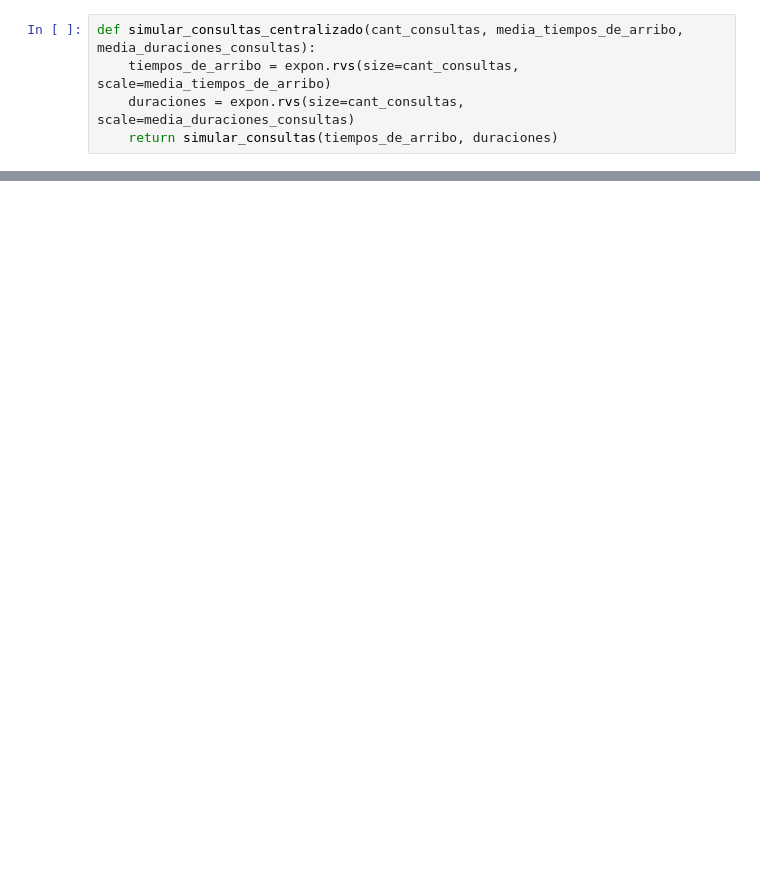
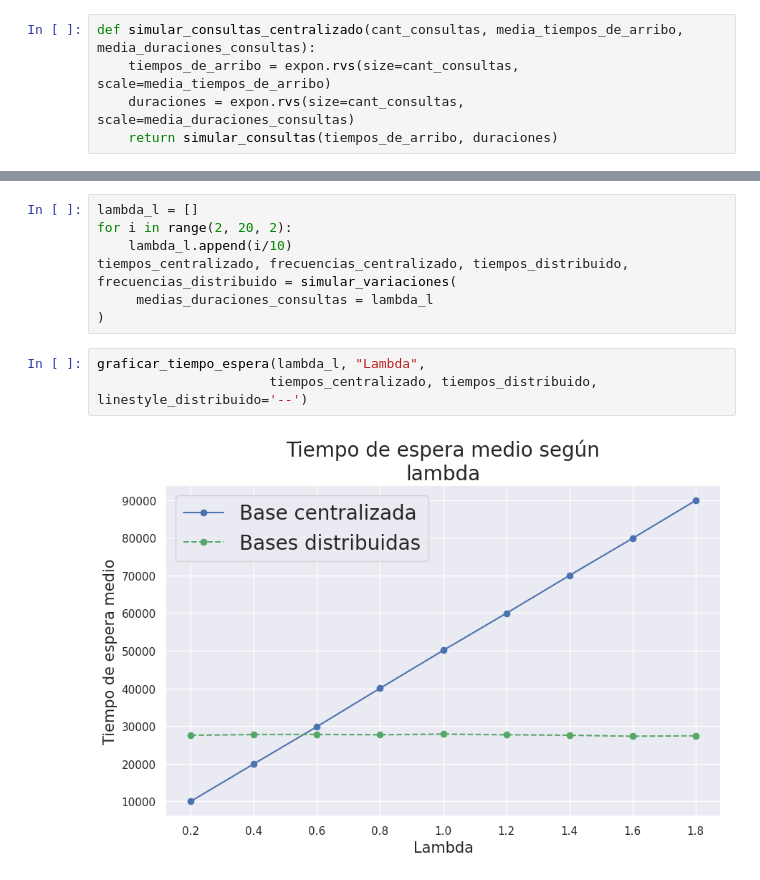
Before and after one commit to jalbarrac/simulacion_grupo2_2c_2022, a Jupyter notebook: TP2/TP2.ipynb, the cells around one changed output, grey strips where cells are left out. Drawn from its saved outputs; the diff is of its cells as text; blank space fills up the shorter version.

```diff
--- a/TP2/TP2.ipynb
+++ b/TP2/TP2.ipynb
@@ -157,0 +250,12 @@ mostrar_resultados("Base de datos distribuida 2", t2, f2, l2)
+# %%
+lambda_l = []
+for i in range(2, 20, 2):
+    lambda_l.append(i/10)
+tiempos_centralizado, frecuencias_centralizado, tiempos_distribuido, frecuencias_distribuido = simular_variaciones(
+     medias_duraciones_consultas = lambda_l
+)
+# %%
+graficar_tiempo_espera(lambda_l, "Lambda",
+                      tiempos_centralizado, tiempos_distribuido, linestyle_distribuido='--')
+# %% [output]
+[figure, added]
```
Also changed, not shown: parts of 31 cells of this notebook.
